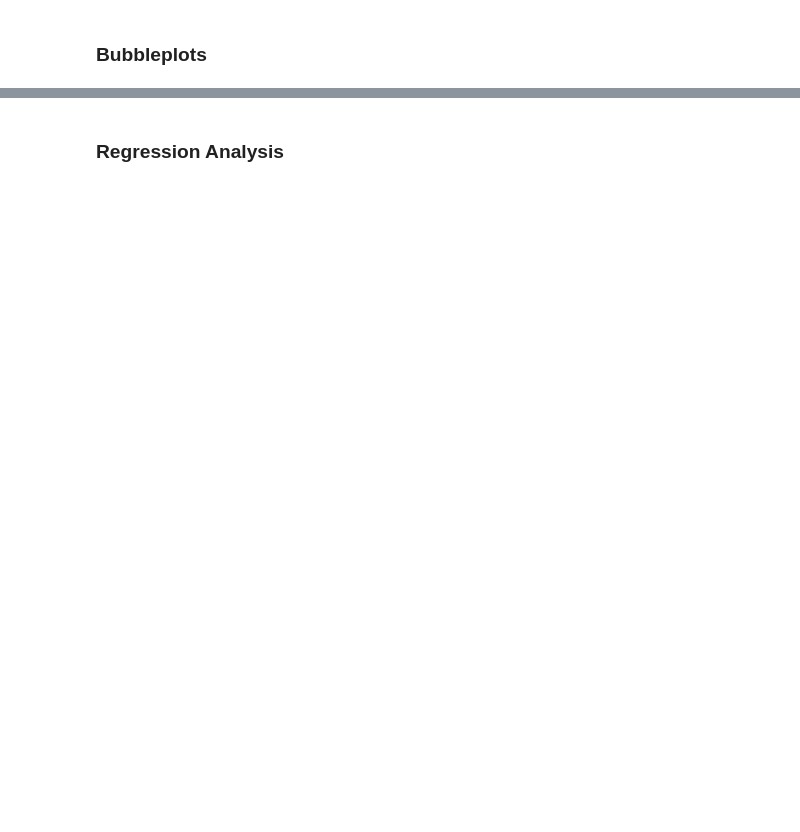
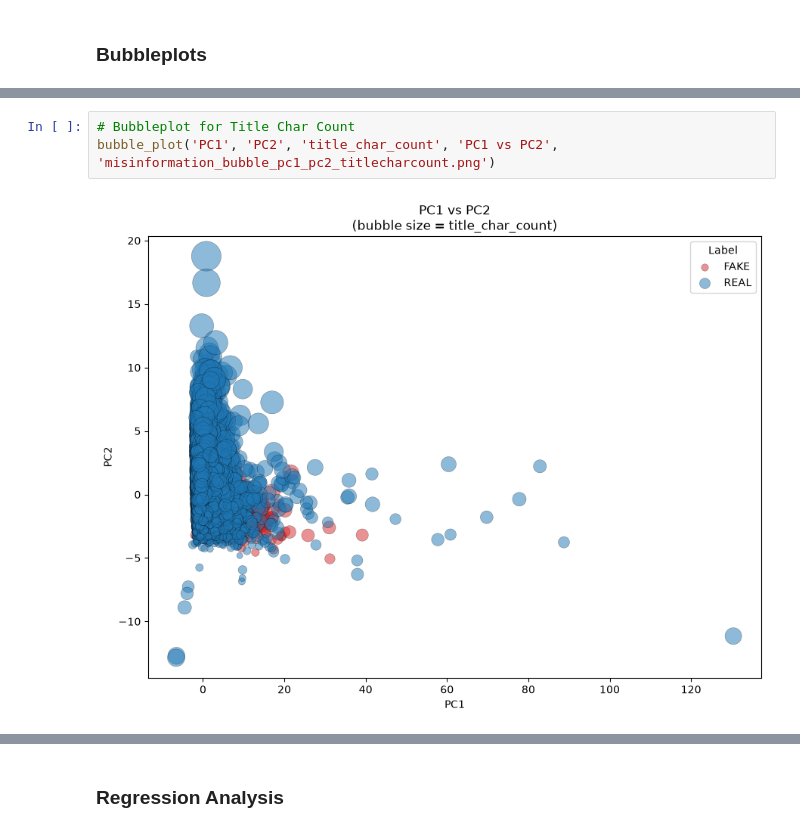
Before and after one commit to stefaniekenyon/bu-dx699-homework-09, a Jupyter notebook: OMDS-ModB2-Week9-Kenyon-Stefanie.ipynb, the cells around one changed output, grey strips where cells are left out. Drawn from its saved outputs; the diff is of its cells as text; blank space fills up the shorter version.

```diff
--- a/OMDS-ModB2-Week9-Kenyon-Stefanie.ipynb
+++ b/OMDS-ModB2-Week9-Kenyon-Stefanie.ipynb
@@ -517,0 +742,5 @@ Compare `r2_score` / thresholded accuracy from the linear model against the logi
+# %%
+# Bubbleplot for Title Char Count
+bubble_plot('PC1', 'PC2', 'title_char_count', 'PC1 vs PC2', 'misinformation_bubble_pc1_pc2_titlecharcount.png')
+# %% [output]
+[figure, added]
```
Also changed, not shown: parts of 41 cells of this notebook, 10 other files.
